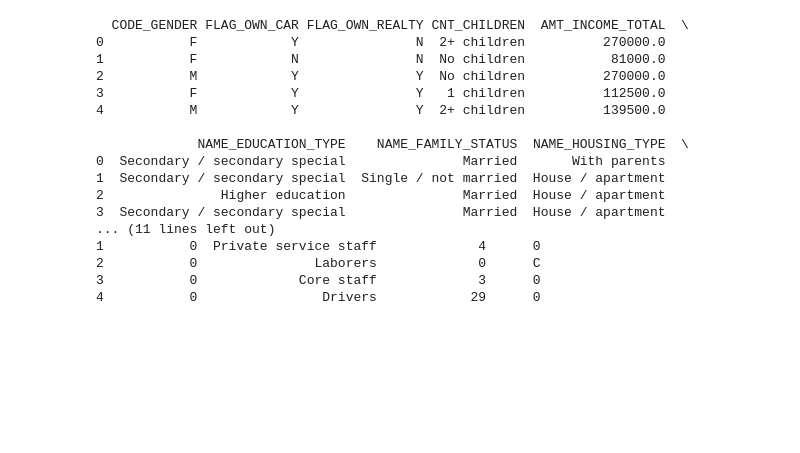
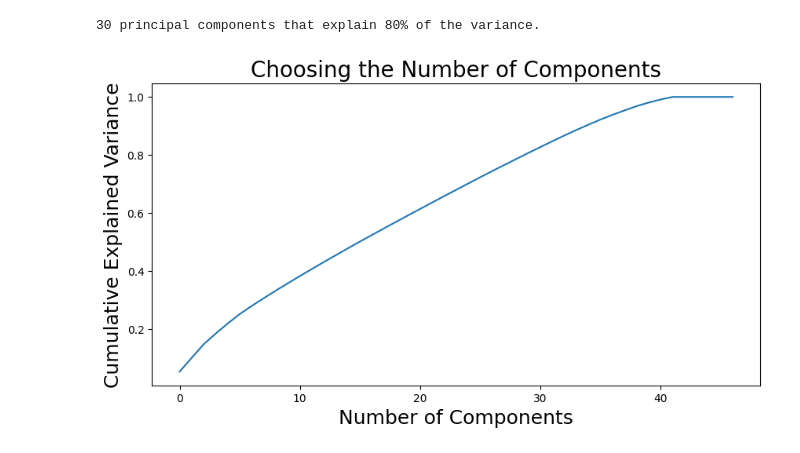
Before and after one commit to WeixiSun/ECE9039-Project, a Jupyter notebook: ECE9039_final_project.ipynb, the cells around one changed output. Saved outputs shown, nothing was run; the diff lists cells and outputs as text; code cells hidden in the pictures; blank space fills up the shorter version.

Commit message:
feat: PCA and heatmap of the correlation
PCA and heatmap of the correlation

```diff
--- a/ECE9039_final_project.ipynb
+++ b/ECE9039_final_project.ipynb
@@ -62,6 +45,15 @@ plt.show()
 [figure]
 ... (6 outputs left out)
 # %%
+
+
+# print(data.head())
+
+data['DAYS_BIRTH'] = abs(data['DAYS_BIRTH'])
+data['DAYS_EMPLOYED'] = abs(data['DAYS_EMPLOYED'])
+data['BEGIN_MONTHS'] = abs(data['BEGIN_MONTHS'])
+
+
 #  Encode the gender, flag_own_car columns and flag_own_realty, F as 1, M as 0, and Y as 1, N as 0.
 data['CODE_GENDER'] = data['CODE_GENDER'].map({'F': 1, 'M': 0})
 data['FLAG_OWN_CAR'] = data['FLAG_OWN_CAR'].map({'Y': 1, 'N': 0})
@@ -75,52 +67,57 @@ def process_children(x):
     elif '1 children' in x:
         return 1
     elif '2+ children' in x:
         return 2
 
     else:
         return None
 data['CNT_CHILDREN'] = data['CNT_CHILDREN'].apply(process_children)
 
 # One-hot encode the columns NAME_EDUCATION_TYPE, NAME_FAMILY_STATUS, NAME_HOUSING_TYPE, and JOB.
 data = pd.get_dummies(data, columns=['NAME_EDUCATION_TYPE', 'NAME_FAMILY_STATUS', 'NAME_HOUSING_TYPE', 'JOB'])
 
 # Defite status
 status_mapping = {
     '0': 1,   # 1-29 days past due
     '1': 2,   # 30-59 days past due
     '2': 3,   # 60-89 days overdue
     '3': 4,   # 90-119 days overdue
     '4': 5,   # 120-149 days overdue
     '5': 6,   # Overdue or bad debts, write-offs for more than 150 days
     'C': 0,   # paid off that month
     'X': -1   # No loan for the month
 }
 
 data['STATUS'] = data['STATUS'].map(status_mapping)
 
+
+# Split the data into features and target
+features = data.drop('TARGET', axis=1)
+target = data['TARGET']
+
 # Split train and test data
 X_train, X_test, y_train, y_test = train_test_split(features, target, test_size=0.2, random_state=42)
 
-# # Standardize the data
-# scaler = StandardScaler()
-# X_train = scaler.fit_transform(X_train)
-# X_test = scaler.transform(X_test)
-print(features.head())
+# Standardize the data
+scaler = StandardScaler()
+X_train = scaler.fit_transform(X_train)
+X_test = scaler.transform(X_test)
+
+pca = PCA()
+pca.fit(X_train)
+fig, ax = plt.subplots(figsize=(10, 5))
+plt.plot(np.cumsum(pca.explained_variance_ratio_))
+plt.xlabel('Number of Components',fontsize=18)
+plt.ylabel('Cumulative Explained Variance',fontsize=18)
+ax.set_title('Choosing the Number of Components',fontsize=20)
+# Determine the number of principal components that explain 80% of the variance
+n_components = np.argmax(np.cumsum(pca.explained_variance_ratio_) > 0.8) + 1
+print(f'{n_components} principal components that explain 80% of the variance.')
+
+# Apply PCA to the data
+pca = PCA(n_components=n_components)
+X_train = pca.fit_transform(X_train)
+X_test = pca.transform(X_test)
 # %% [output]
-  CODE_GENDER FLAG_OWN_CAR FLAG_OWN_REALTY CNT_CHILDREN  AMT_INCOME_TOTAL  \
-0           F            Y               N  2+ children          270000.0
-1           F            N               N  No children           81000.0
-2           M            Y               Y  No children          270000.0
-3           F            Y               Y   1 children          112500.0
-4           M            Y               Y  2+ children          139500.0
-
-             NAME_EDUCATION_TYPE    NAME_FAMILY_STATUS  NAME_HOUSING_TYPE  \
-0  Secondary / secondary special               Married       With parents
-1  Secondary / secondary special  Single / not married  House / apartment
-2               Higher education               Married  House / apartment
-3  Secondary / secondary special               Married  House / apartment
-... (11 lines left out)
-1           0  Private service staff             4      0
-2           0               Laborers             0      C
-3           0             Core staff             3      0
-4           0                Drivers            29      0
+30 principal components that explain 80% of the variance.
+[figure, added]
```
Also changed, not shown: parts of 6 cells of this notebook.
